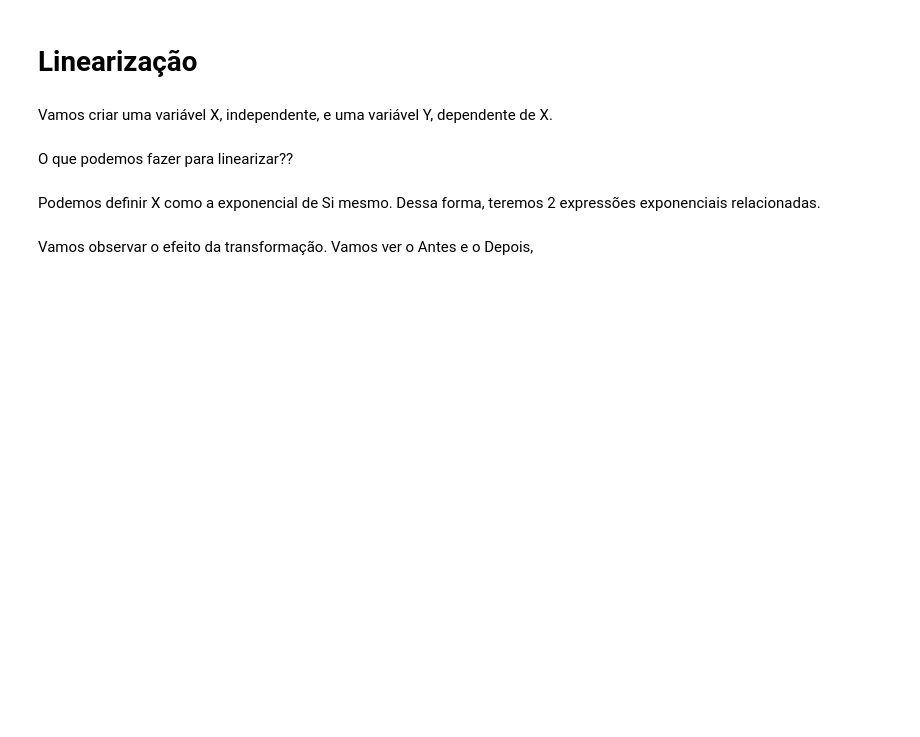
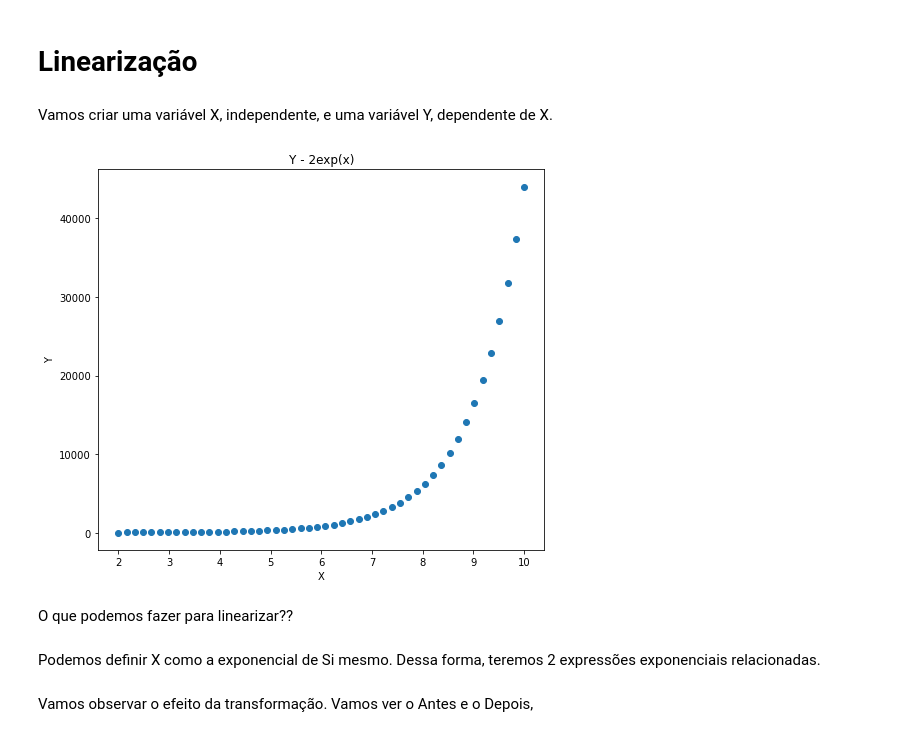
Before and after one commit to brondevitor/Python_Jorney, a Jupyter notebook: Regressão/Regressão III.ipynb, the cells around one changed output. Drawn from its saved outputs; the diff is of its cells as text; code cells hidden in the pictures; blank space fills up the shorter version.

```diff
--- a/Regressão/Regressão III.ipynb
+++ b/Regressão/Regressão III.ipynb
@@ -9,6 +9,20 @@ from statsmodels.graphics.gofplots import qqplot
 # Linearização
 # %% [markdown]
 Vamos criar uma variável X, independente, e uma variável Y, dependente de X.
+# %%
+# definindo x
+x = np.linspace(2, 10 , 50)
+# definido y como função exponencial de x
+y = 2*np.exp(x)
+# %%
+plt.figure(figsize = (8,7))
+plt.scatter(x,y)
+plt.xlabel('X')
+plt.ylabel('Y')
+plt.title('Y - 2exp(x)')
+plt.show()
+# %% [output]
+[figure, added]
 # %% [markdown]
 O que podemos fazer para linearizar??
 # %% [markdown]
```
Also changed, not shown: parts of 10 cells of this notebook.
